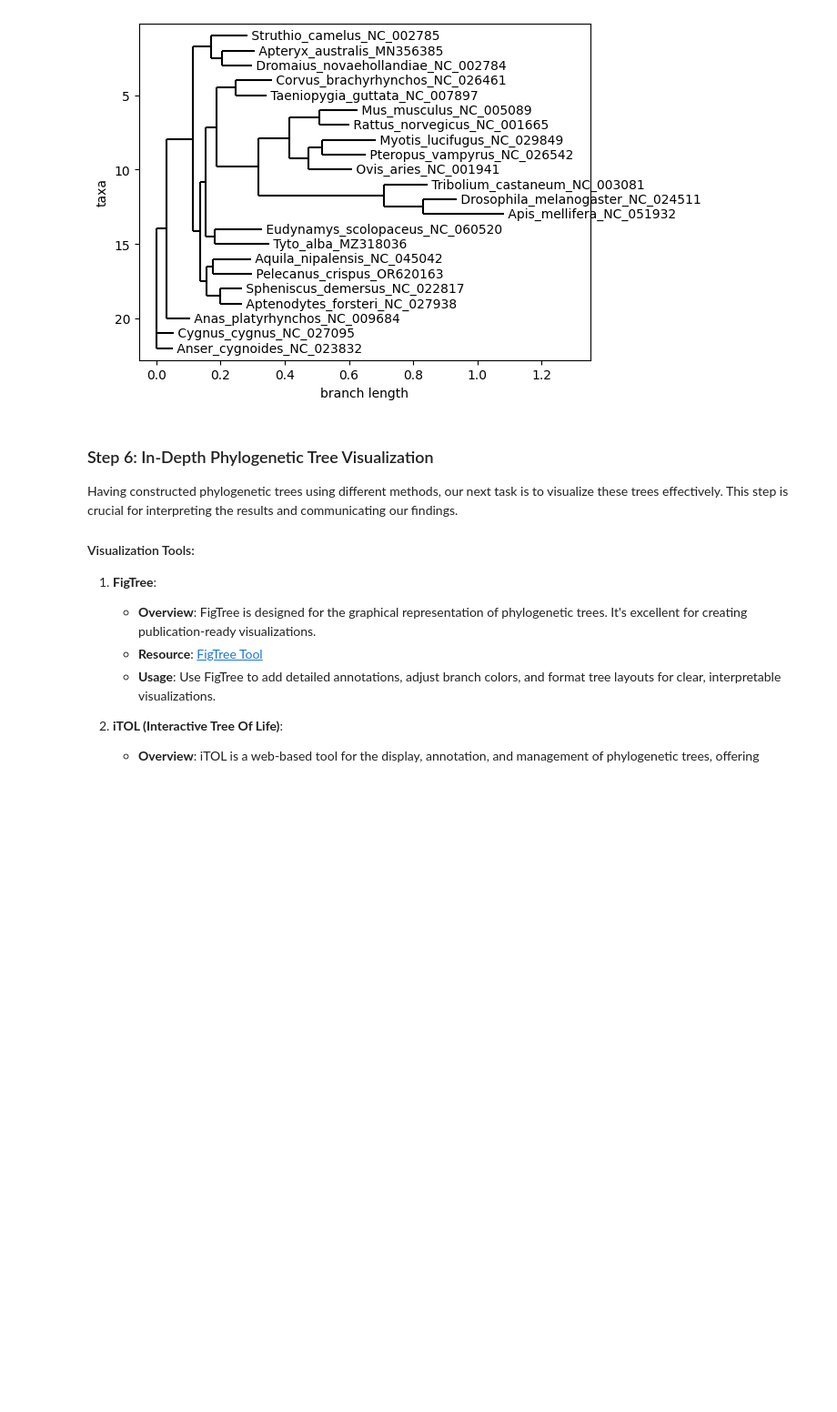
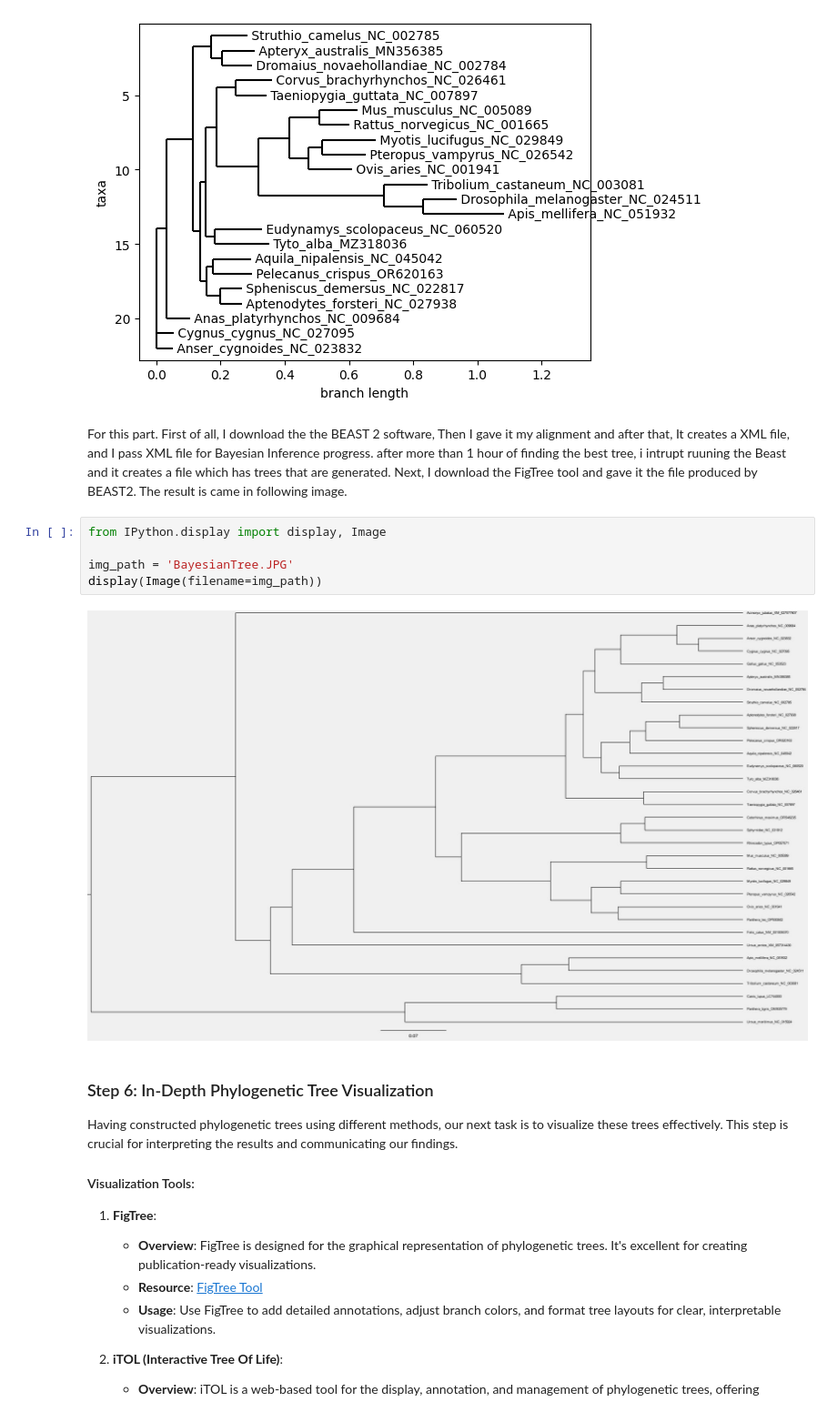
Before and after one commit to mjmaher987/Bioinformatics-Project, a Jupyter notebook: Task 2/MitochondrialComparisonPhylogeneticTreeConstruction.ipynb, the cells around one changed output. Shown at 91% size. Cells and saved outputs as stored; diff of their text form; blank space fills up the shorter version.

Commit message:
Task2: Complete Bayesian tree Part.

```diff
--- a/Task 2/MitochondrialComparisonPhylogeneticTreeConstruction.ipynb
+++ b/Task 2/MitochondrialComparisonPhylogeneticTreeConstruction.ipynb
@@ -611,6 +611,15 @@ Phylo.write(ML_tree, 'tree_output_ML.xml', 'phyloxml')
 # %% [output]
 1
 [figure]
+# %% [markdown]
+For this part. First of all, I download the the BEAST 2 software, Then I gave it my alignment and after that, It creates a XML file, and I pass XML file for Bayesian Inference progress. after more than 1 hour of finding the best tree, i intrupt ruuning the Beast and it creates a file which has trees that are generated. Next, I download the FigTree tool and gave it the file produced by BEAST2. The result is came in following image.
+# %%
+from IPython.display import display, Image
+
+img_path = 'BayesianTree.JPG'
+display(Image(filename=img_path))
+# %% [output]
+[figure, added]
 # %% [markdown]
 ### Step 6: In-Depth Phylogenetic Tree Visualization
 
```
Also changed, not shown: parts of 2 cells of this notebook, 1 other file.
